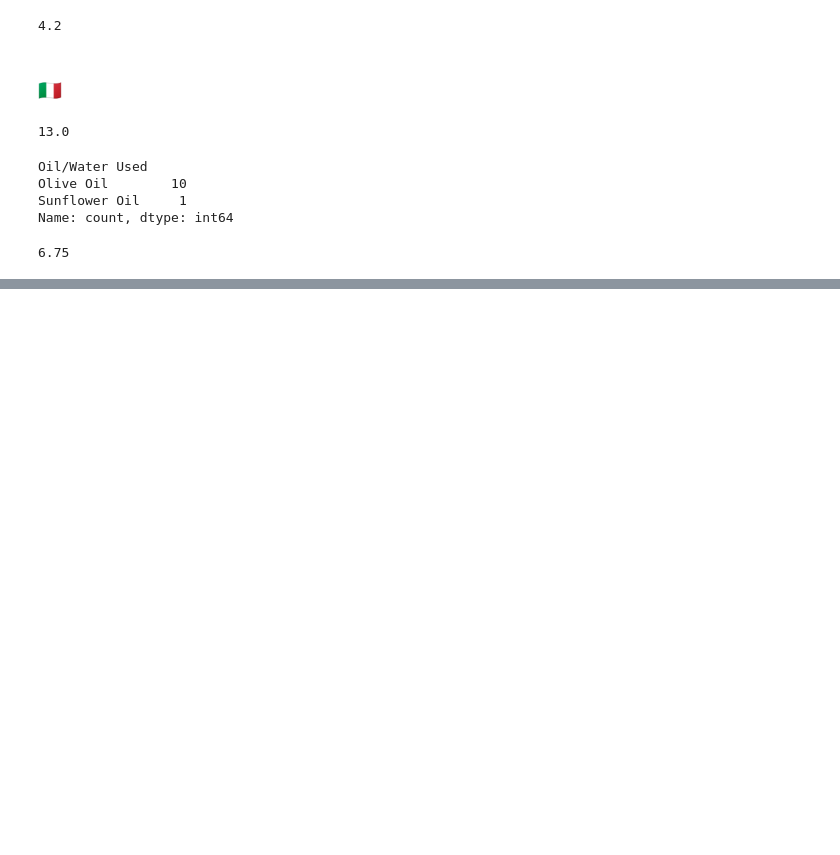
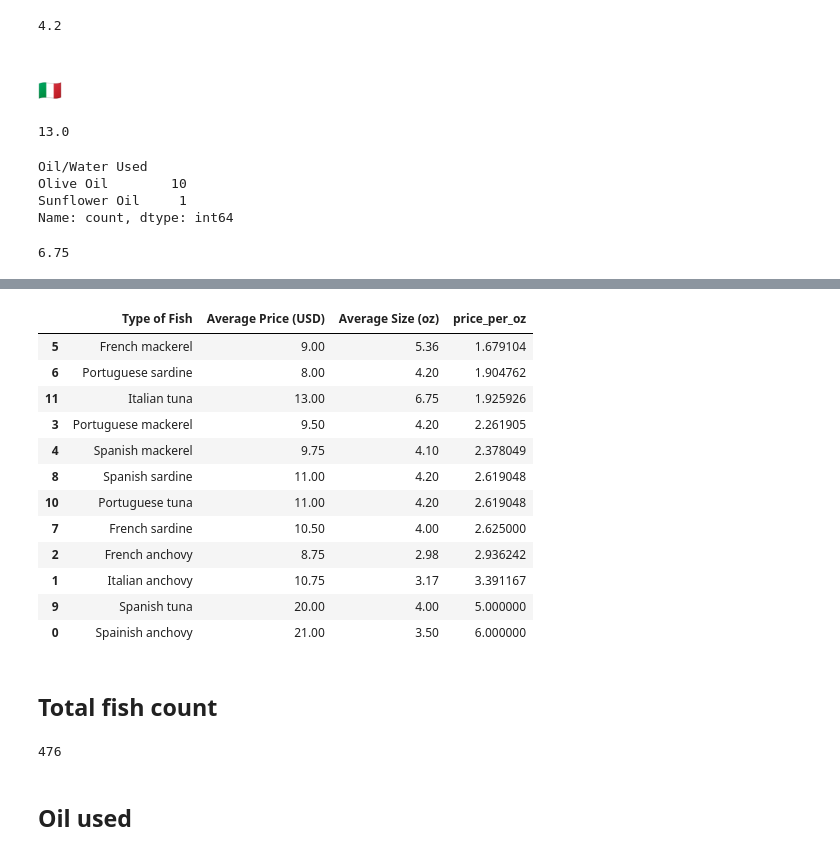
Before and after one commit to tiff-xwang/Tinned-Fish, a Jupyter notebook: Tinned_Fish.ipynb, the cells around one changed output, grey strips where cells are left out. Cells and saved outputs as stored; diff of their text form; code cells hidden in the pictures; blank space fills up the shorter version.

```diff
--- a/Tinned_Fish.ipynb
+++ b/Tinned_Fish.ipynb
@@ -457,0 +484,26 @@ Italy['Tin Size (in oz unless otherwise noted)'].median()
+# %%
+import pandas as pd
+
+select_df = [
+    ["Spainish anchovy", 21, 3.5],
+    ["Italian anchovy", 10.75, 3.17],
+    ["French anchovy", 8.75, 2.98],
+    ["Portuguese mackerel", 9.5, 4.2],
+    ["Spanish mackerel", 9.75, 4.1],
+    ["French mackerel", 9, 5.36],
+    ["Portuguese sardine", 8, 4.2],
+    ["French sardine", 10.5, 4],
+    ["Spanish sardine", 11, 4.2],
+    ["Spanish tuna", 20, 4],
+    ["Portuguese tuna", 11, 4.2],
+    ["Italian tuna", 13, 6.75]
+]
+
+# Define column names
+columns = ["Type of Fish", "Average Price (USD)", "Average Size (oz)"]
+
+# Create the dataframe
+select_df = pd.DataFrame(select_df, columns=columns)
+
+# Display the dataframe
+print(select_df)
@@ -457,0 +524,26 @@ Italy['Tin Size (in oz unless otherwise noted)'].median()
+# %%
+select_df['price_per_oz'] = select_df['Average Price (USD)'] / select_df['Average Size (oz)']
+# %%
+select_df.sort_values(by="price_per_oz", ascending=True)
+# %% [output]
+|  | Type of Fish | Average Price (USD) | Average Size (oz) | price_per_oz |
+| 5 | French mackerel | 9.00 | 5.36 | 1.679104 |
+| 6 | Portuguese sardine | 8.00 | 4.20 | 1.904762 |
+| 11 | Italian tuna | 13.00 | 6.75 | 1.925926 |
+| 3 | Portuguese mackerel | 9.50 | 4.20 | 2.261905 |
+| 4 | Spanish mackerel | 9.75 | 4.10 | 2.378049 |
+| 8 | Spanish sardine | 11.00 | 4.20 | 2.619048 |
+| 10 | Portuguese tuna | 11.00 | 4.20 | 2.619048 |
+| 7 | French sardine | 10.50 | 4.00 | 2.625000 |
+| 2 | French anchovy | 8.75 | 2.98 | 2.936242 |
+| 1 | Italian anchovy | 10.75 | 3.17 | 3.391167 |
+| 9 | Spanish tuna | 20.00 | 4.00 | 5.000000 |
+| 0 | Spainish anchovy | 21.00 | 3.50 | 6.000000 |
+# %% [markdown]
+## Total fish count
+# %%
+len(mackerel) + len(sardine) + len(tuna) + len(anchovy)
+# %% [output]
+476
+# %% [markdown]
+## Oil used
```
Also changed, not shown: parts of 5 cells of this notebook.
